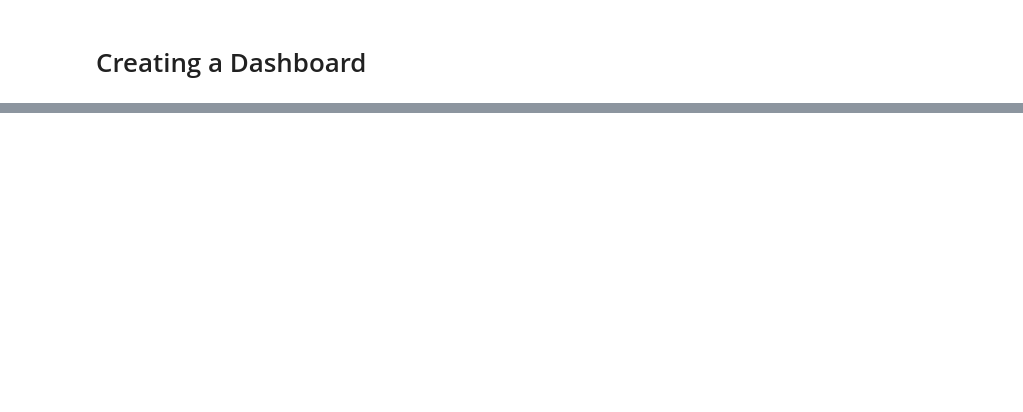
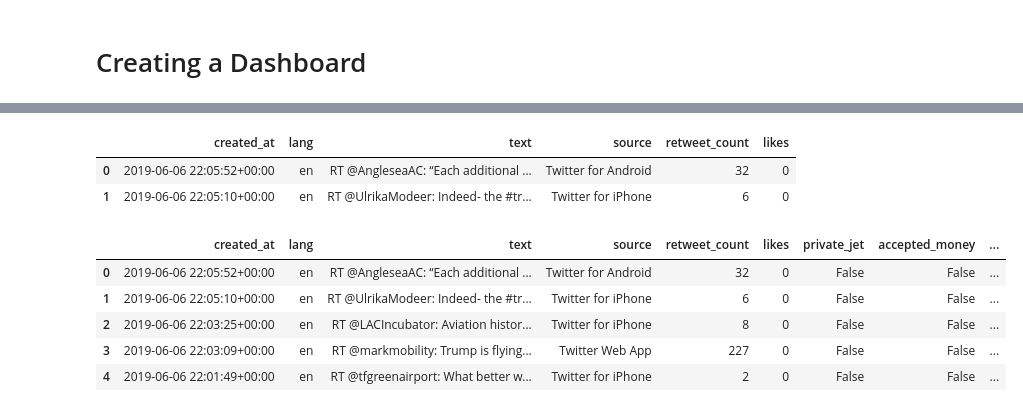
Before and after one commit to UvA-DSC/FlyDashboard, a Jupyter notebook: dashboard_generator.ipynb, the cells around one changed output, grey strips where cells are left out. Cells and saved outputs as stored; diff of their text form; code cells hidden in the pictures; blank space fills up the shorter version.

```diff
--- a/dashboard_generator.ipynb
+++ b/dashboard_generator.ipynb
@@ -17,0 +41,21 @@ interactive(children=(Dropdown(description='hue', options=('source', 'lang'), va
+# %%
+smaller_set_with_terms = tweets[["created_at", "lang",'text',"source","retweet_count",'likes']]
+smaller_set_with_terms.head(2)
+# %% [output]
+|  | created_at | lang | text | source | retweet_count | likes |
+| 0 | 2019-06-06 22:05:52+00:00 | en | RT @AngleseaAC: “Each additional ... | Twitter for Android | 32 | 0 |
+| 1 | 2019-06-06 22:05:10+00:00 | en | RT @UlrikaModeer: Indeed- the #tr... | Twitter for iPhone | 6 | 0 |
+# %%
+smaller_set_with_terms['private_jet'] = smaller_set_with_terms['text'].str.contains('private jet')
+smaller_set_with_terms['accepted_money'] = smaller_set_with_terms['text'].str.contains('accepted money')
+smaller_set_with_terms['climate_conference'] = smaller_set_with_terms['text'].str.contains('climate conference')
+smaller_set_with_terms['flying_hundreds'] = smaller_set_with_terms['text'].str.contains('flying hundreds')
+# %%
+smaller_set_with_terms.head()
+# %% [output]
+|  | created_at | lang | text | source | retweet_count | likes | private_jet | accepted_money | ... |
+| 0 | 2019-06-06 22:05:52+00:00 | en | RT @AngleseaAC: “Each additional ... | Twitter for Android | 32 | 0 | False | False | ... |
+| 1 | 2019-06-06 22:05:10+00:00 | en | RT @UlrikaModeer: Indeed- the #tr... | Twitter for iPhone | 6 | 0 | False | False | ... |
+| 2 | 2019-06-06 22:03:25+00:00 | en | RT @LACIncubator: Aviation histor... | Twitter for iPhone | 8 | 0 | False | False | ... |
+| 3 | 2019-06-06 22:03:09+00:00 | en | RT @markmobility: Trump is flying... | Twitter Web App | 227 | 0 | False | False | ... |
+| 4 | 2019-06-06 22:01:49+00:00 | en | RT @tfgreenairport: What better w... | Twitter for iPhone | 2 | 0 | False | False | ... |
```
Also changed, not shown: parts of 8 cells of this notebook.
